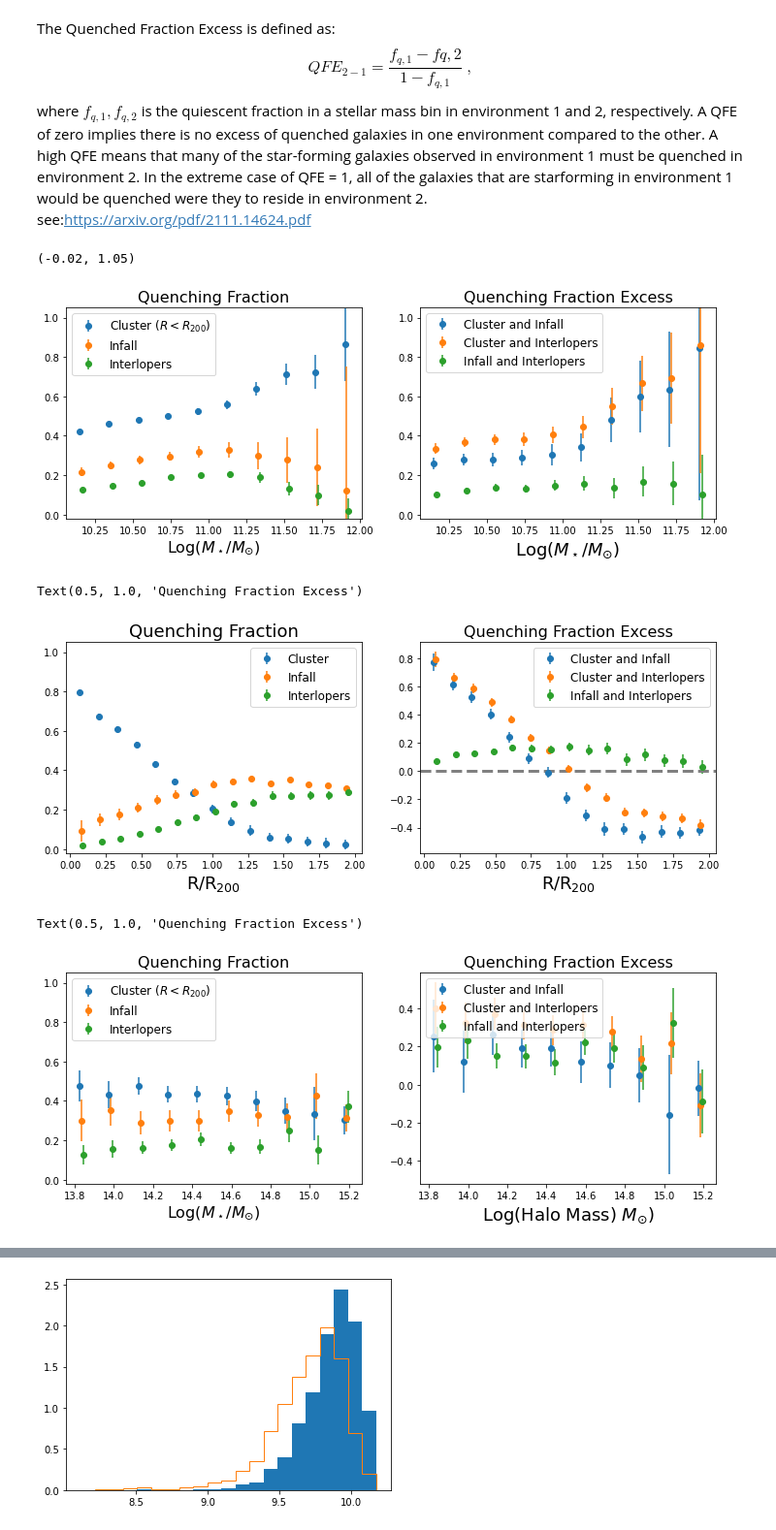
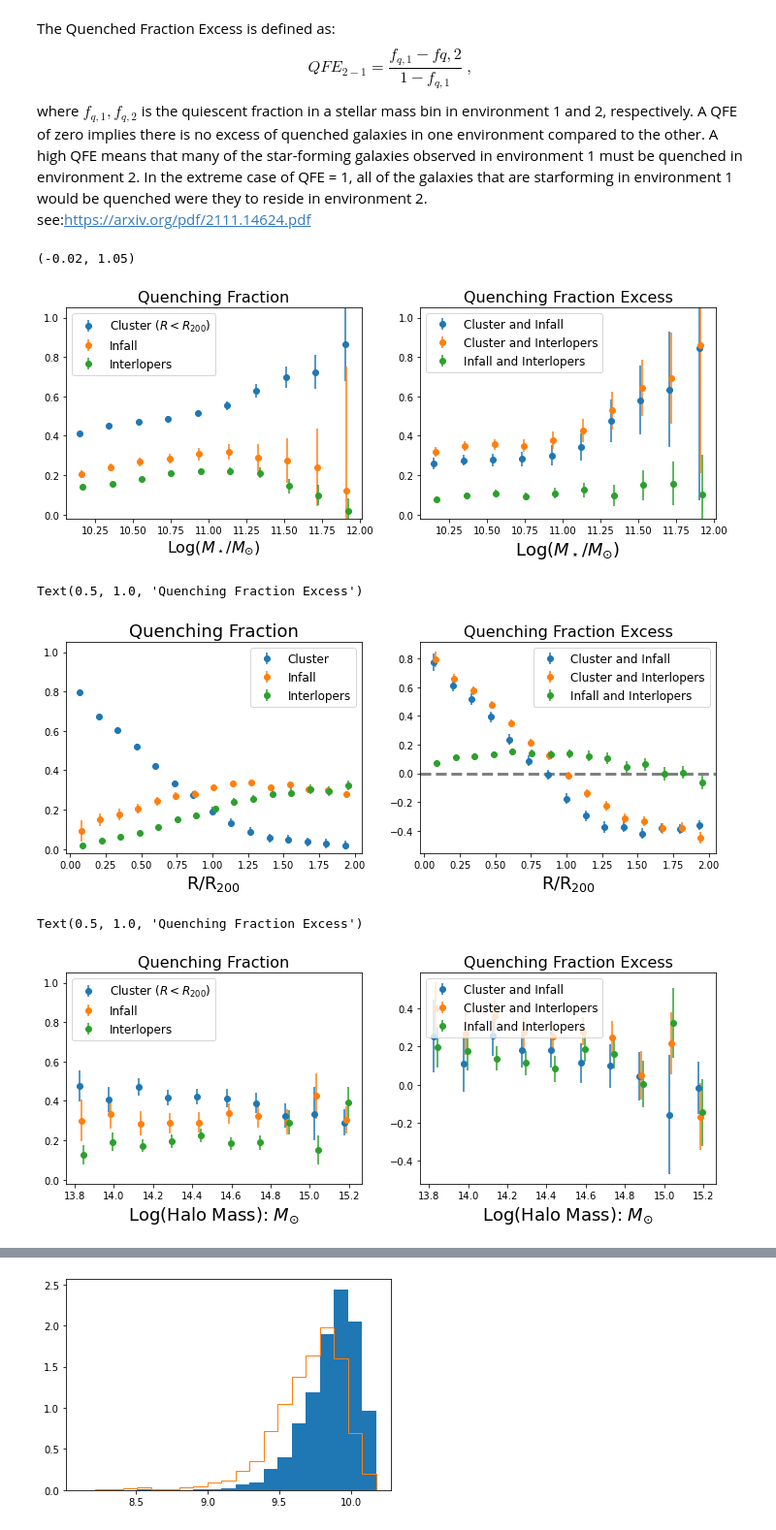
Before and after one commit to estevesjh/galaxyFormation, a Jupyter notebook: notebooks/QuenchingFractionExcess.ipynb, the cells around one changed output, grey strips where cells are left out. Shown at 97% size. Cells and saved outputs as stored; diff of their text form; code cells hidden in the pictures.

```diff
--- a/notebooks/QuenchingFractionExcess.ipynb
+++ b/notebooks/QuenchingFractionExcess.ipynb
@@ -55,7 +55,7 @@ Table length=319
 # Mask Data
 ---------------------
 # %%
-mask = np.abs(gal0['vlosn'])<2.
+mask = np.abs(gal0['vlosn'])<3.
 mask&= gal0['ssfr']>-20
 mask&= gal0['redshift']<0.085
 
@@ -161,10 +162,10 @@ in environment 1 would be quenched were they to reside in environment 2.
 #     qfe = (fq2-fq1)/(1-fq1)
 #     return qfe
 # %%
-def compute_fraction(prob):
+def compute_fraction(prob,eps=1e-6):
     N1, N2 = np.sum(prob), prob.size
     frac = N1/N2
-    frac_err = frac*np.sqrt(1/N1+1/N2)
+    frac_err = frac*np.sqrt(1/(N1+eps)+1/(N2+eps))
     return np.array([frac,frac_err])
 
 def quenching_fraction_excess(fq1,fq2):
@@ -251,7 +252,7 @@ plt.title('Quenching Fraction Excess',fontsize=16)
 plt.ylim(-0.02,1.05)
 # %% [output]
 (-0.02, 1.05)
-[figure, old version]
+[figure, new version]
 # %%
 fig = plt.figure(figsize=(12,4))
 
@@ -281,31 +282,31 @@ plt.title('Quenching Fraction Excess',fontsize=16)
 # plt.ylim(-0.02,1.05)
 # %% [output]
 Text(0.5, 1.0, 'Quenching Fraction Excess')
-[figure, old version]
+[figure, new version]
 # %%
 ### Think more about halo mass
 ## To Do: quenching fraction per cluster; fit using kllr
 # %%
 fig = plt.figure(figsize=(12,4))
 
 plt.subplot(1, 2, 1)
 plt.errorbar(m2med,qf_o_m200[0],yerr=qf_i_m200[1],label='Cluster ($R<R_{200}$)',fmt='o')
 plt.errorbar(m2med+0.010,qf_i_m200[0],yerr=qf_o_m200[1],label='Infall',fmt='o')
 plt.errorbar(m2med+0.020,qf_n_m200[0],yerr=qf_n_m200[1],label='Interlopers',fmt='o')
 plt.legend(fontsize=12,loc=2)
-plt.xlabel(r'Log($M_\star/M_{\odot}$)',fontsize=16)
+plt.xlabel(r'Log(Halo Mass): $M_{\odot}$',fontsize=18)
 plt.title('Quenching Fraction',fontsize=16)
 plt.ylim(-0.02,1.05)
 
 plt.subplot(1, 2, 2)
 plt.errorbar(m2med,qfe_m2001[0],yerr=qfe_m2001[1],label='Cluster and Infall',fmt='o')
 plt.errorbar(m2med+0.010,qfe_m2002[0],yerr=qfe_m2002[1],label='Cluster and Interlopers',fmt='o')
 plt.errorbar(m2med+0.020,qfe_m2003[0],yerr=qfe_m2003[1],label='Infall and Interlopers',fmt='o')
 plt.legend(fontsize=12,loc=2)
-plt.xlabel(r'Log(Halo Mass) $M_{\odot}$)',fontsize=18)
+plt.xlabel(r'Log(Halo Mass): $M_{\odot}$',fontsize=18)
 plt.title('Quenching Fraction Excess',fontsize=16)
 
 # plt.ylim(-0.02,1.05)
 # %% [output]
 Text(0.5, 1.0, 'Quenching Fraction Excess')
-[figure, old version]
+[figure, new version]
```
Also changed, not shown: parts of 18 cells of this notebook, 2 other files.
